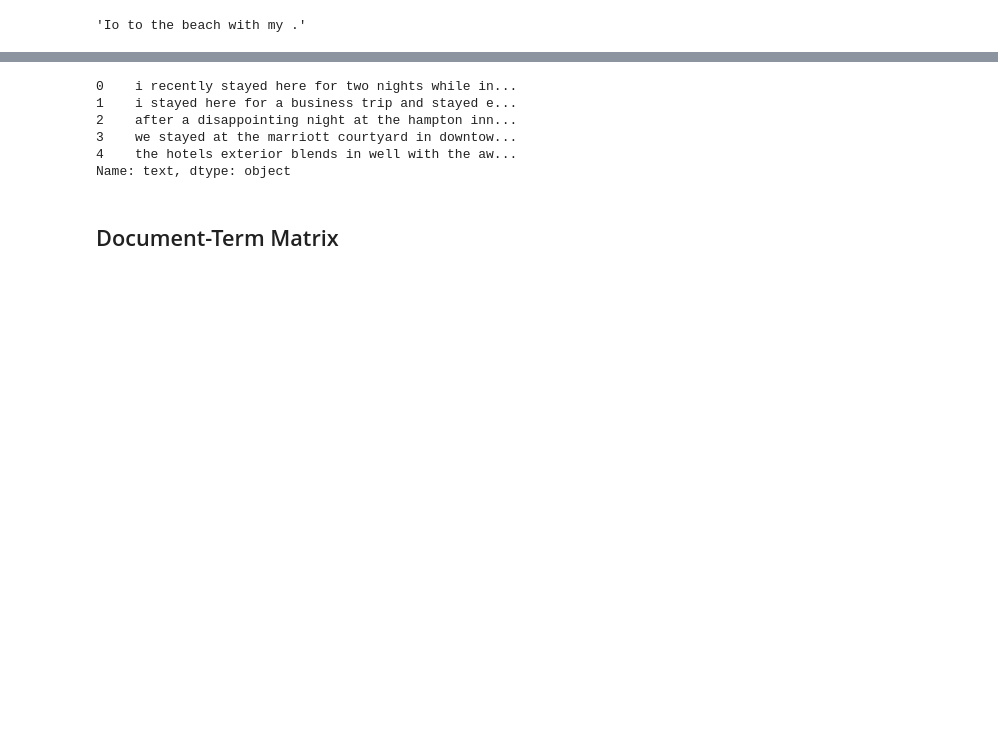
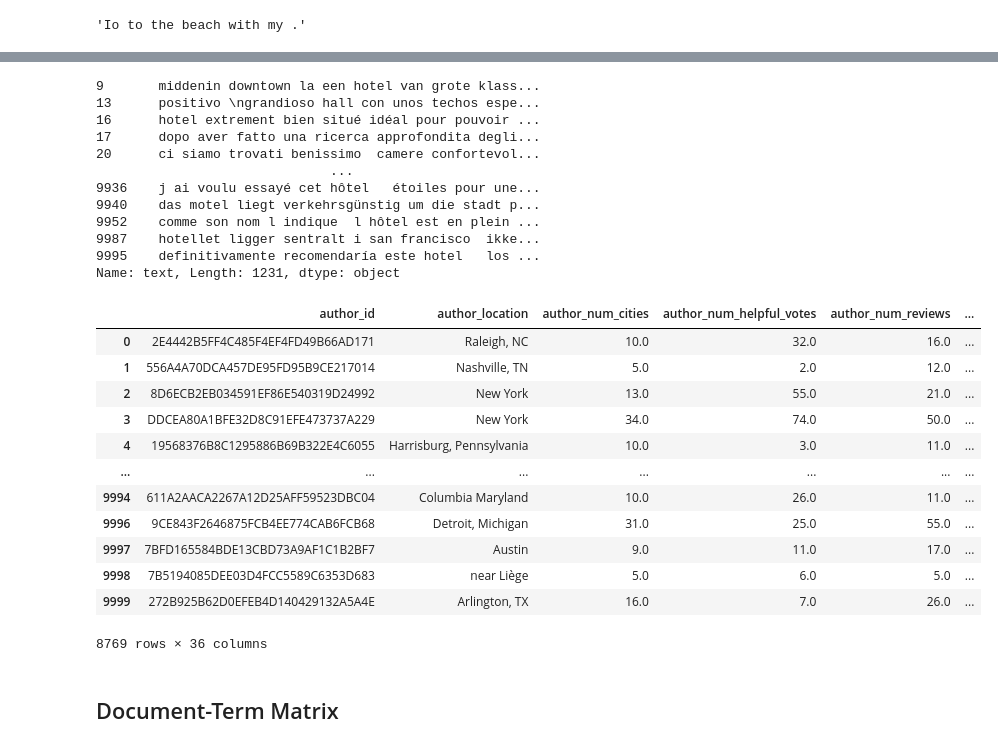
Before and after one commit to albasitdikova/Hotel_recommender_system, a Jupyter notebook: Recommendation_system.ipynb, the cells around one changed output, grey strips where cells are left out. Saved outputs shown, nothing was run; the diff lists cells and outputs as text; code cells hidden in the pictures; blank space fills up the shorter version.

```diff
--- a/Recommendation_system.ipynb
+++ b/Recommendation_system.ipynb
@@ -80,9 +129,15 @@ sent = "Io andiamo to the beach with my amico."
 # %%
-df_union.text.head()
+df_union.text[df_union.Is_English == 0]
 # %% [output]
-0    i recently stayed here for two nights while in...
-1    i stayed here for a business trip and stayed e...
-2    after a disappointing night at the hampton inn...
-3    we stayed at the marriott courtyard in downtow...
-4    the hotels exterior blends in well with the aw...
-Name: text, dtype: object
+9       middenin downtown la een hotel van grote klass...
+13      positivo \ngrandioso hall con unos techos espe...
+16      hotel extrement bien situé idéal pour pouvoir ...
+17      dopo aver fatto una ricerca approfondita degli...
+20      ci siamo trovati benissimo  camere confortevol...
+                              ...
+9936    j ai voulu essayé cet hôtel   étoiles pour une...
+9940    das motel liegt verkehrsgünstig um die stadt p...
+9952    comme son nom l indique  l hôtel est en plein ...
+9987    hotellet ligger sentralt i san francisco  ikke...
+9995    definitivamente recomendaría este hotel   los ...
+Name: text, Length: 1231, dtype: object
@@ -89,3 +146,19 @@ Name: text, dtype: object
+# %%
+df_english
+# %% [output]
+|  | author_id | author_location | author_num_cities | author_num_helpful_votes | author_num_reviews | ... |
+| 0 | 2E4442B5FF4C485F4EF4FD49B66AD171 | Raleigh, NC | 10.0 | 32.0 | 16.0 | ... |
+| 1 | 556A4A70DCA457DE95FD95B9CE217014 | Nashville, TN | 5.0 | 2.0 | 12.0 | ... |
+| 2 | 8D6ECB2EB034591EF86E540319D24992 | New York | 13.0 | 55.0 | 21.0 | ... |
+| 3 | DDCEA80A1BFE32D8C91EFE473737A229 | New York | 34.0 | 74.0 | 50.0 | ... |
+| 4 | 19568376B8C1295886B69B322E4C6055 | Harrisburg, Pennsylvania | 10.0 | 3.0 | 11.0 | ... |
+| ... | ... | ... | ... | ... | ... | ... |
+| 9994 | 611A2AACA2267A12D25AFF59523DBC04 | Columbia Maryland | 10.0 | 26.0 | 11.0 | ... |
+| 9996 | 9CE843F2646875FCB4EE774CAB6FCB68 | Detroit, Michigan | 31.0 | 25.0 | 55.0 | ... |
+| 9997 | 7BFD165584BDE13CBD73A9AF1C1B2BF7 | Austin | 9.0 | 11.0 | 17.0 | ... |
+| 9998 | 7B5194085DEE03D4FCC5589C6353D683 | near Liège | 5.0 | 6.0 | 5.0 | ... |
+| 9999 | 272B925B62D0EFEB4D140429132A5A4E | Arlington, TX | 16.0 | 7.0 | 26.0 | ... |
+8769 rows × 36 columns
 # %%
 # removing stop words from the text
 stop = stopwords.words('english')
```
Also changed, not shown: parts of 31 cells of this notebook.
